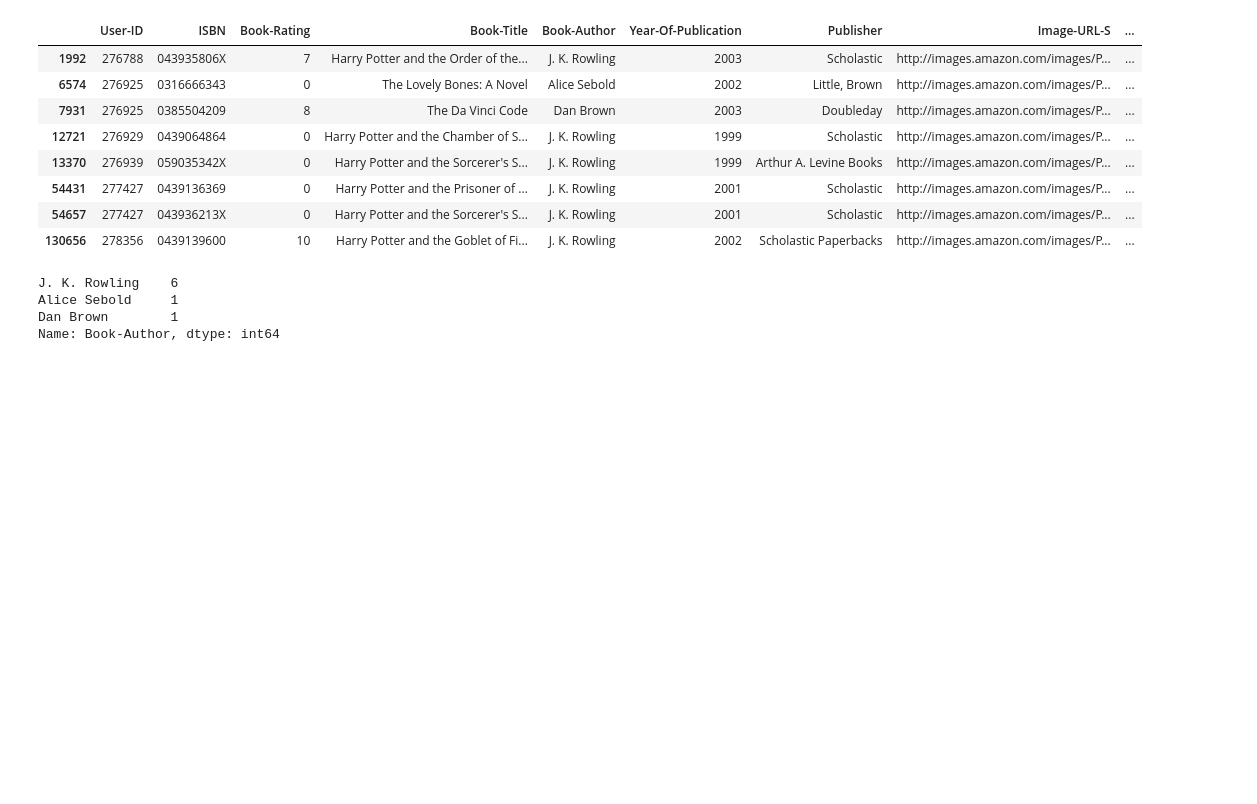
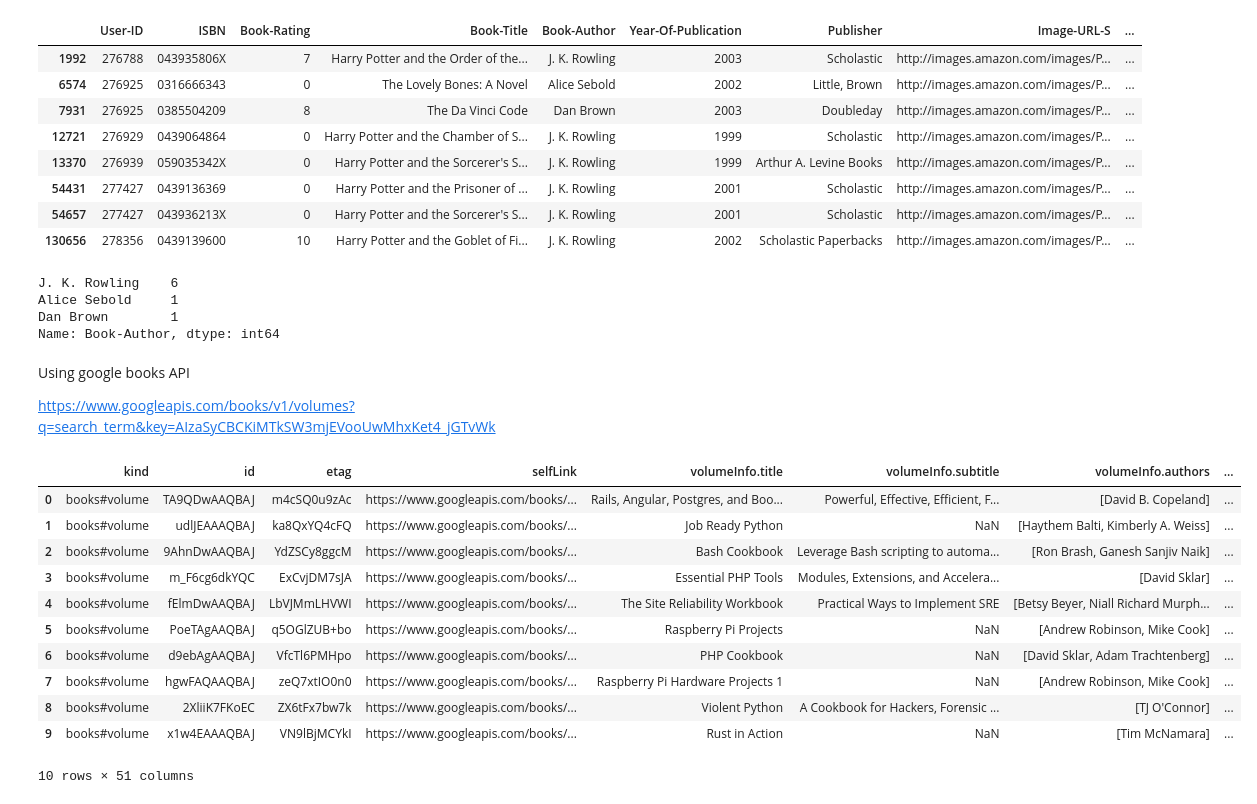
Before and after one commit to CalinZavoi/Book_Store, a Jupyter notebook: Zavoi_Calin_project.ipynb, the cells around one changed output. Cells and saved outputs as stored; diff of their text form; code cells hidden in the pictures; blank space fills up the shorter version.

Commit message:
Obtain information from Google Books API

```diff
--- a/Zavoi_Calin_project.ipynb
+++ b/Zavoi_Calin_project.ipynb
@@ -350,3 +350,33 @@ J. K. Rowling    6
 Alice Sebold     1
 Dan Brown        1
 Name: Book-Author, dtype: int64
+# %% [markdown]
+Using google books API
+
+https://www.googleapis.com/books/v1/volumes?q=search_term&key=AIzaSyCBCKiMTkSW3mjEVooUwMhxKet4_jGTvWk
+# %%
+import requests
+
+url = 'https://www.googleapis.com/books/v1/volumes?q=search_term&key=AIzaSyCBCKiMTkSW3mjEVooUwMhxKet4_jGTvWk'
+
+response = requests.get(url)
+
+if response.status_code == 200:
+    book_json = response.json()
+    api_books = pd.json_normalize(book_json['items'])
+    display(api_books)
+else:
+    print('Error:', response.status_code)
+# %% [output]
+|  | kind | id | etag | selfLink | volumeInfo.title | volumeInfo.subtitle | volumeInfo.authors | ... |
+| 0 | books#volume | TA9QDwAAQBAJ | m4cSQ0u9zAc | https://www.googleapis.com/books/... | Rails, Angular, Postgres, and Boo... | Powerful, Effective, Efficient, F... | [David B. Copeland] | ... |
+| 1 | books#volume | udlJEAAAQBAJ | ka8QxYQ4cFQ | https://www.googleapis.com/books/... | Job Ready Python | NaN | [Haythem Balti, Kimberly A. Weiss] | ... |
+| 2 | books#volume | 9AhnDwAAQBAJ | YdZSCy8ggcM | https://www.googleapis.com/books/... | Bash Cookbook | Leverage Bash scripting to automa... | [Ron Brash, Ganesh Sanjiv Naik] | ... |
+| 3 | books#volume | m_F6cg6dkYQC | ExCvjDM7sJA | https://www.googleapis.com/books/... | Essential PHP Tools | Modules, Extensions, and Accelera... | [David Sklar] | ... |
+| 4 | books#volume | fElmDwAAQBAJ | LbVJMmLHVWI | https://www.googleapis.com/books/... | The Site Reliability Workbook | Practical Ways to Implement SRE | [Betsy Beyer, Niall Richard Murph... | ... |
+| 5 | books#volume | PoeTAgAAQBAJ | q5OGlZUB+bo | https://www.googleapis.com/books/... | Raspberry Pi Projects | NaN | [Andrew Robinson, Mike Cook] | ... |
+| 6 | books#volume | d9ebAgAAQBAJ | VfcTl6PMHpo | https://www.googleapis.com/books/... | PHP Cookbook | NaN | [David Sklar, Adam Trachtenberg] | ... |
+| 7 | books#volume | hgwFAQAAQBAJ | zeQ7xtIO0n0 | https://www.googleapis.com/books/... | Raspberry Pi Hardware Projects 1 | NaN | [Andrew Robinson, Mike Cook] | ... |
+| 8 | books#volume | 2XliiK7FKoEC | ZX6tFx7bw7k | https://www.googleapis.com/books/... | Violent Python | A Cookbook for Hackers, Forensic ... | [TJ O'Connor] | ... |
+| 9 | books#volume | x1w4EAAAQBAJ | VN9lBjMCYkI | https://www.googleapis.com/books/... | Rust in Action | NaN | [Tim McNamara] | ... |
+10 rows × 51 columns
```
